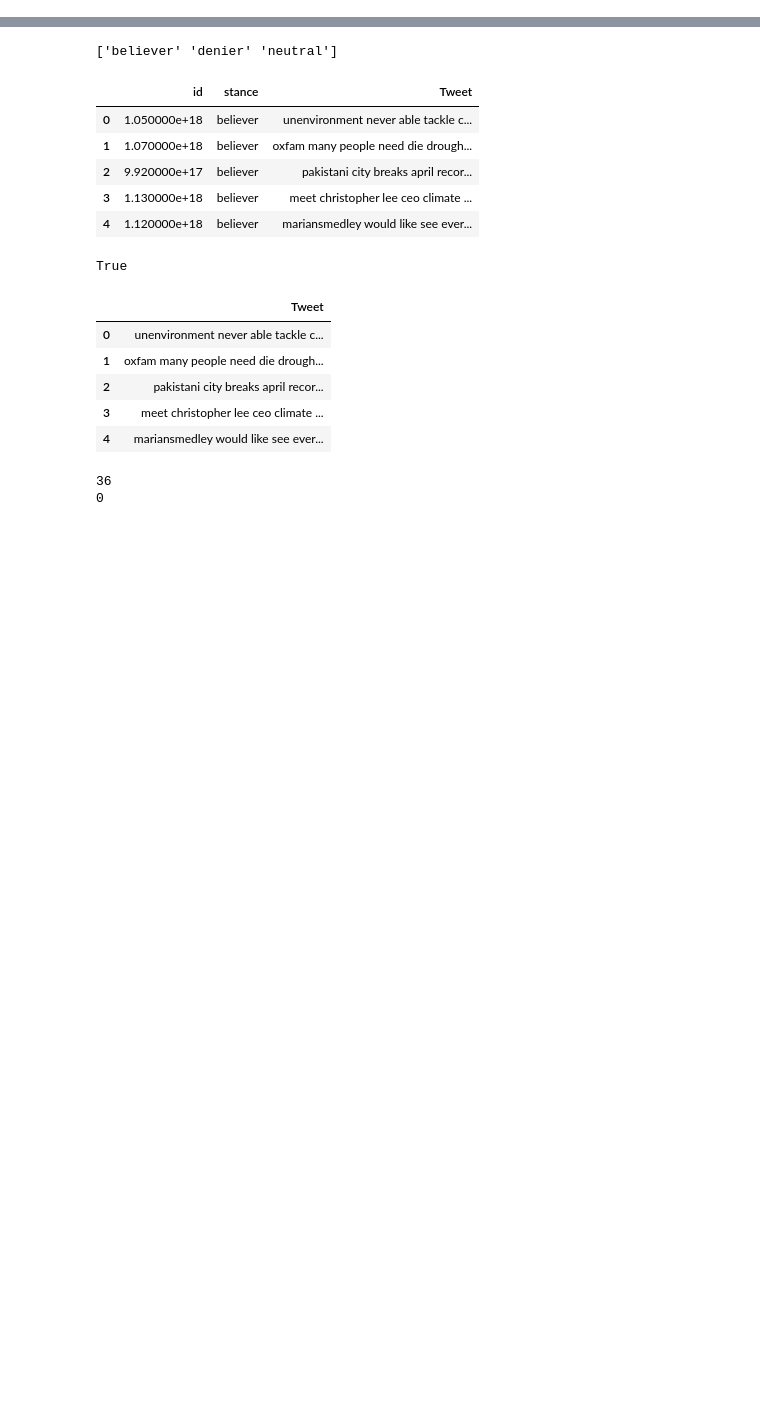
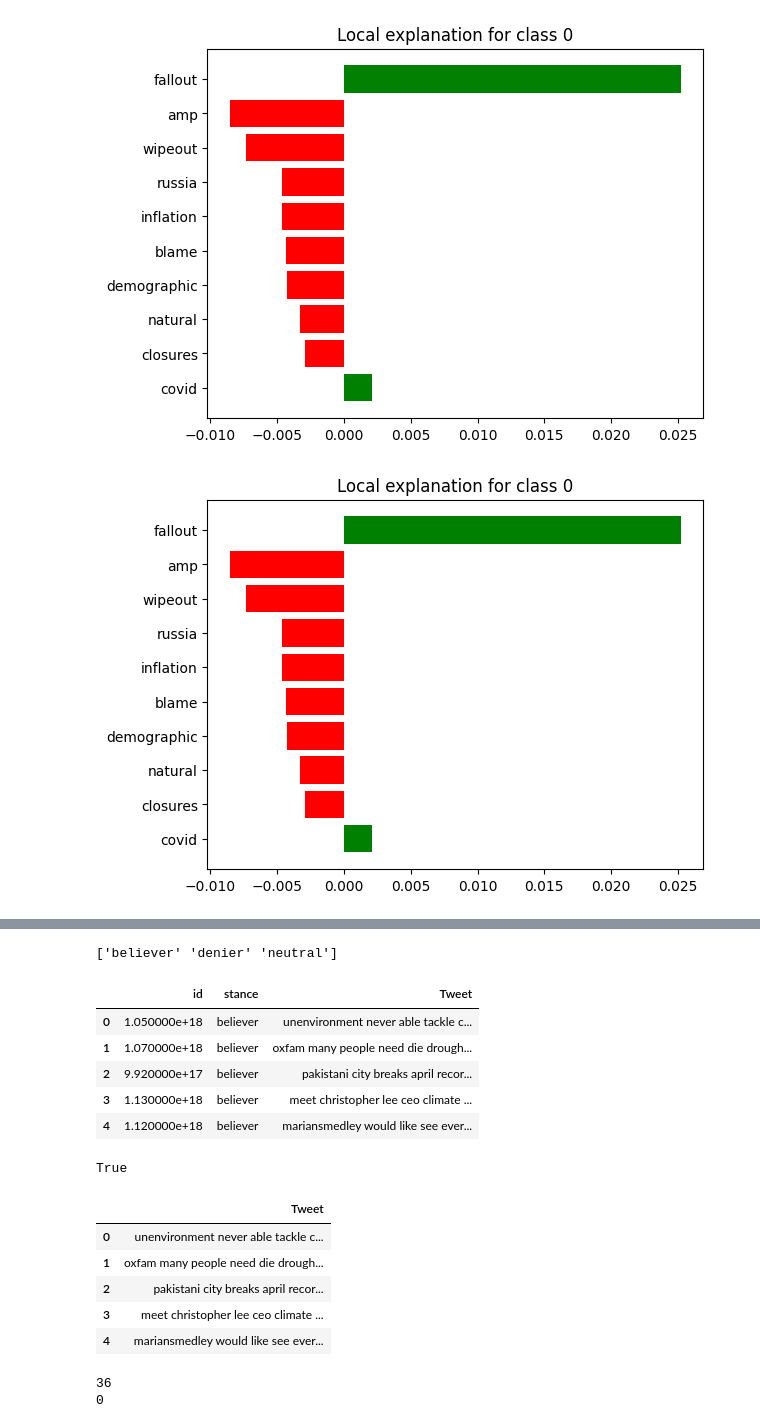
Before and after one commit to Aatish13/StanceDetection, a Jupyter notebook: WebApp/keywords_roughdraft.ipynb, the cells around one changed output, grey strips where cells are left out. Drawn from its saved outputs; the diff is of its cells as text; code cells hidden in the pictures; blank space fills up the shorter version.

Commit message:
Mohak found Lime Package, I implemented it into our model

```diff
--- a/WebApp/keywords_roughdraft.ipynb
+++ b/WebApp/keywords_roughdraft.ipynb
@@ -2,0 +17,4 @@ import pandas as pd
+# %%
+# Data can be 1 or multiple
+demo_df = pd.read_csv("../LiveDemoDataset/live_demo_short.csv")
+demo_df["Tweet"]
@@ -2,0 +58,4 @@ import pandas as pd
+# %%
+tweet = str(demo_df['Tweet'].values.tolist()[0])
+result = model_predict(tweet)
+result
@@ -2,0 +65,6 @@ import pandas as pd
+# %%
+from lime import lime_text
+
+explainer = lime_text.LimeTextExplainer(class_names=[0,1,2], verbose=True)
+explanation = explainer.explain_instance(tweet, model_predict, labels=[0,1,2])
+explanation
@@ -2,0 +83,7 @@ import pandas as pd
+# %%
+# Since I can't use argmax in the model prediction, I have observered the key RIGHT is the
+# probaliblty of the prediction for each label
+result = explanation.predict_proba
+print(result)
+max_label = np.argmax(result)
+print(max_label)
@@ -2,0 +130,5 @@ import pandas as pd
+# %%
+explanation.as_pyplot_figure(label=max_label)
+# %% [output]
+[figure, added]
+[figure, added]
```
Also changed, not shown: parts of 15 cells of this notebook.
